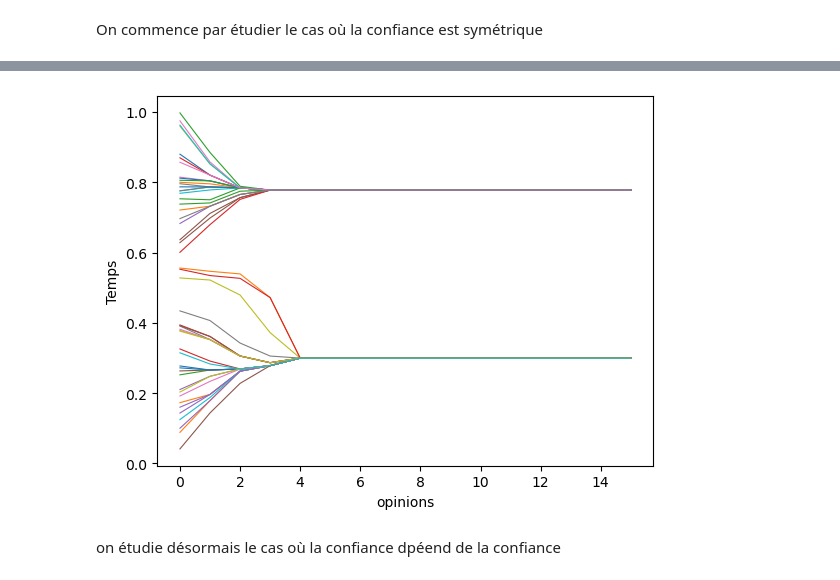
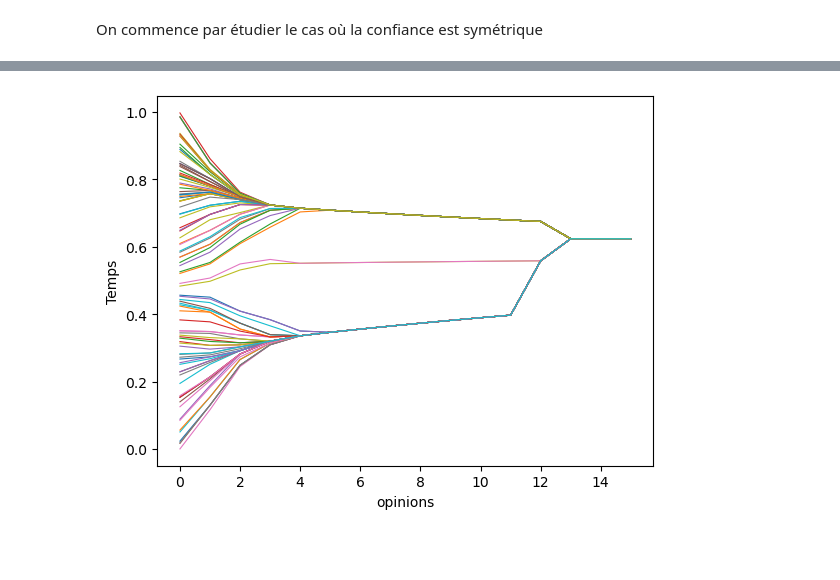
Before and after one commit to checharles/physiquesciencessociales, a Jupyter notebook: jupyterpss-1.ipynb, the cells around one changed output, grey strips where cells are left out. Saved outputs shown, nothing was run; the diff lists cells and outputs as text; code cells hidden in the pictures; blank space fills up the shorter version.

```diff
--- a/jupyterpss-1.ipynb
+++ b/jupyterpss-1.ipynb
@@ -9,6 +12,6 @@ from collections import Counter
 # %%
 #initialisation des variables
 
-nb_opinion = 50 #nombre d'individus dans le modèle
+nb_opinion = 100 #nombre d'individus dans le modèle
 
 T = 15 #nombre d'itération dans la simulation
@@ -70,23 +180,23 @@ def update_opinions_asymetry(opinions):
     return new_opinions
 # %%
-# simulation dans le cas asymétrique
+# simulation dans le cas asymétrique avec dépendance à l'opinion
 
-epsilon_left = 0.2
-epsilon_right = 0.2
+epsilon_bar = 0.6
+m = 0.20
 
 opinions_over_time = list()
-opinions = np.random.uniform(0, 1, nb_opinion)
+opinions = np.random.uniform(0, 1, nb_opinion) #génération des opinions au moment
+#t = 0, selon une répartition uniforme
 opinions_over_time.append(opinions)
 
-# Parcourir chaque individu dans la liste d'opinions
+
+# Actualisation des opinions au cours du temps
 for time in range(T):
-    opinions = update_opinions_asymetry(opinions)
+    opinions = update_opinions_dependant_asymetry(opinions, m, epsilon_bar)
     opinions_over_time.append(opinions)
 
 
-
+# Affichage
 graph_evolution(opinions_over_time,T)
 # %% [output]
-[figure, old version]
+[figure, new version]
-# %% [markdown]
-on étudie désormais le cas où la confiance dpéend de la confiance
```
Also changed, not shown: parts of 18 cells of this notebook.
